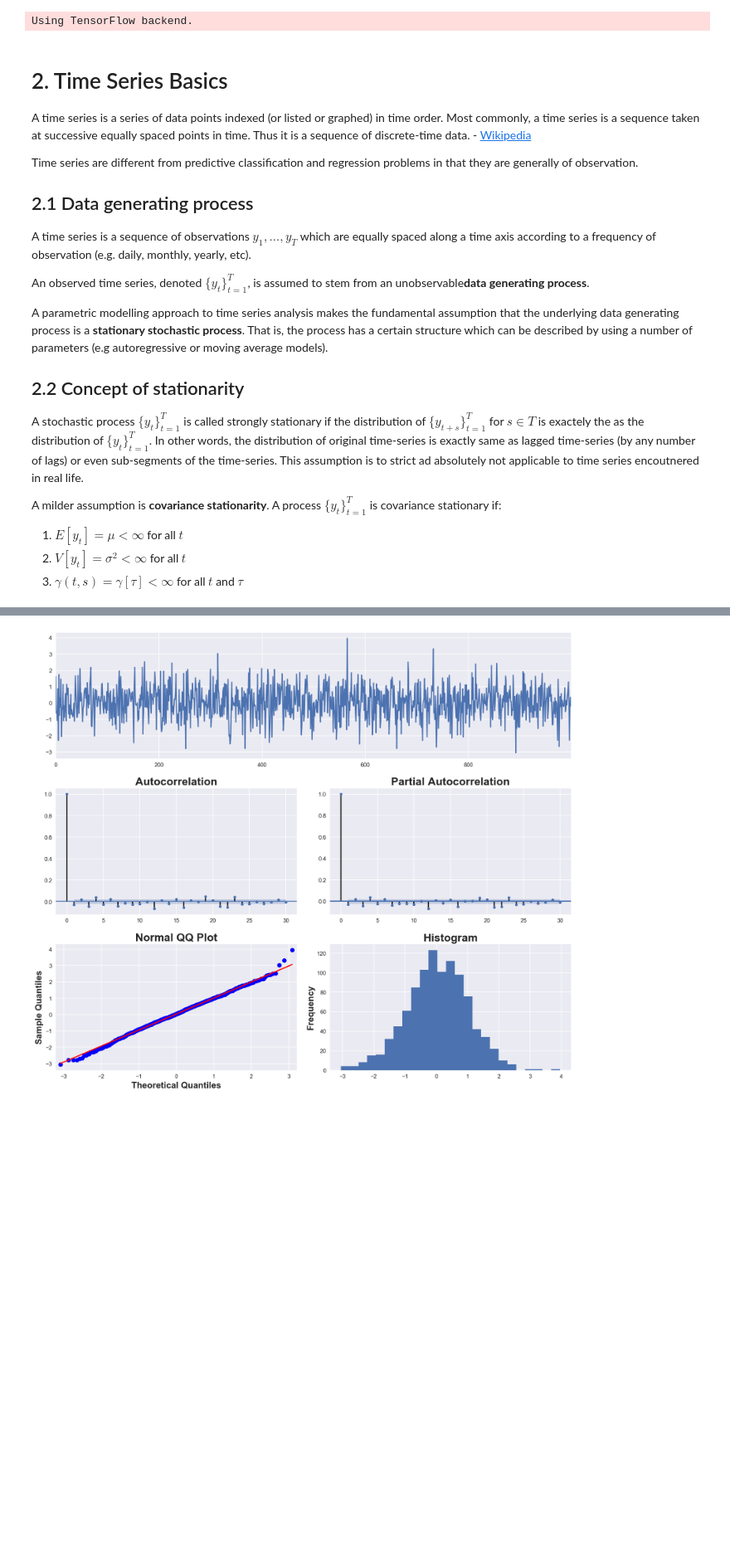
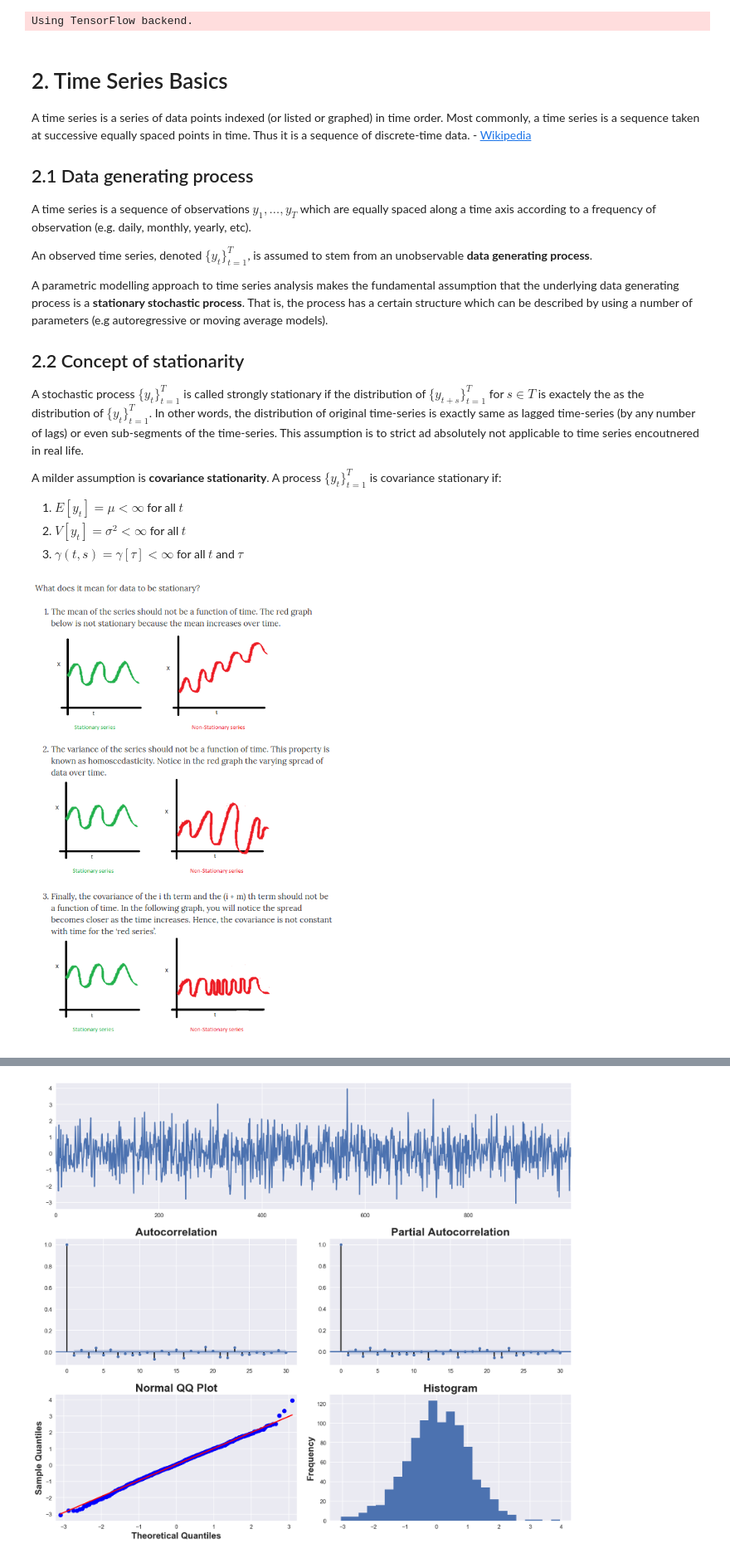
Before and after one commit to dacatay/time-series-analysis, a Jupyter notebook: 02_Basics.ipynb, the cells around one changed output, grey strips where cells are left out. Shown at 83% size. Cells and saved outputs as stored; diff of their text form; code cells hidden in the pictures; blank space fills up the shorter version.

Commit message:
ARIMA adjusted, Stationarity and Filtering

```diff
--- a/02_Basics.ipynb
+++ b/02_Basics.ipynb
@@ -80,13 +80,11 @@ Using TensorFlow backend.
 
 A time series is a series of data points indexed (or listed or graphed) in time order. Most commonly, a time series is a sequence taken at successive equally spaced points in time. Thus it is a sequence of discrete-time data. - <a href="https://en.wikipedia.org/wiki/Time_series">Wikipedia</a>
 
-Time series are different from predictive classification and regression problems in that they are generally of observation.
-
 ## 2.1 Data generating process
 
 A time series is a sequence of observations $y_1, \dots, y_T$ which are equally spaced along a time axis according to a frequency of observation (e.g. daily, monthly, yearly, etc).
 
-An observed time series, denoted $\{y_t\}_{t=1}^{T}$, is assumed to stem from an unobservable<strong>data generating process</strong>.
+An observed time series, denoted $\{y_t\}_{t=1}^{T}$, is assumed to stem from an unobservable <strong>data generating process</strong>.
 
 A parametric modelling approach to time series analysis makes the fundamental assumption that the underlying data generating process is a <strong>stationary stochastic process</strong>. That is, the process has a certain structure which can be described by using a number of parameters (e.g autoregressive or moving average models).
 
@@ -101,7 +99,9 @@ A milder assumption is <strong>covariance stationarity</strong>. A process $\{y_
 <li>$ \gamma(t, s) = \gamma[\tau] < \infty $ for all $t$ and $\tau$</li>
 </ol>
 # %%
-Image(filename=('C:/Users/DEDACAT1/Desktop/Learning/Python/time-series-analysis/stationarity.png'))
+Image(filename=('stationarity.png'))
+# %% [output]
+[figure, added]
 # %% [markdown]
 ## 2.3 Serial Correlation (Autocorrelation)
 
```
Also changed, not shown: parts of 16 cells of this notebook, 4 other files.
